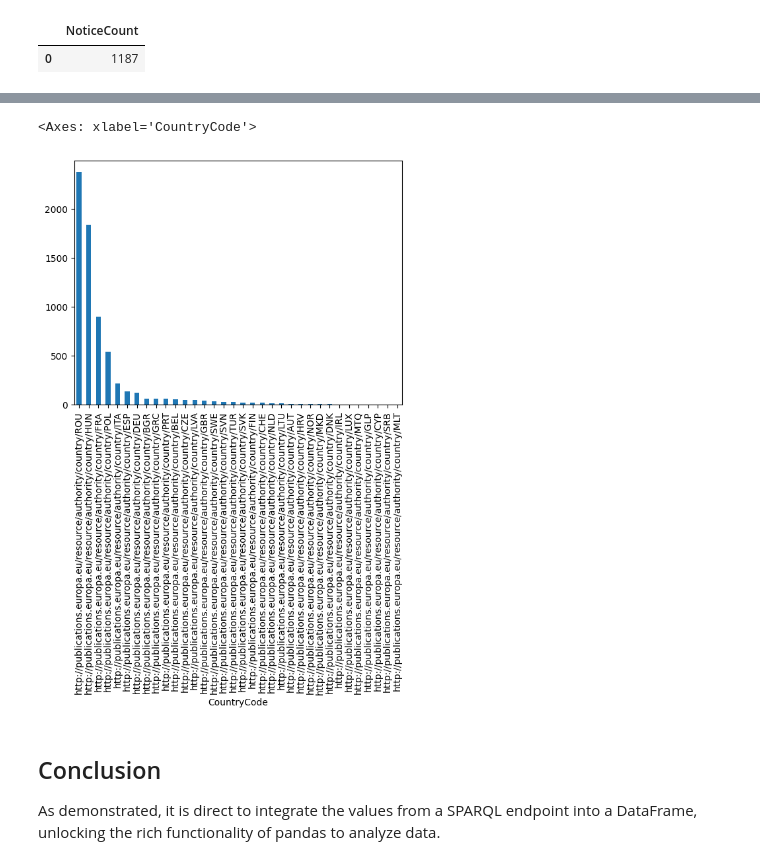
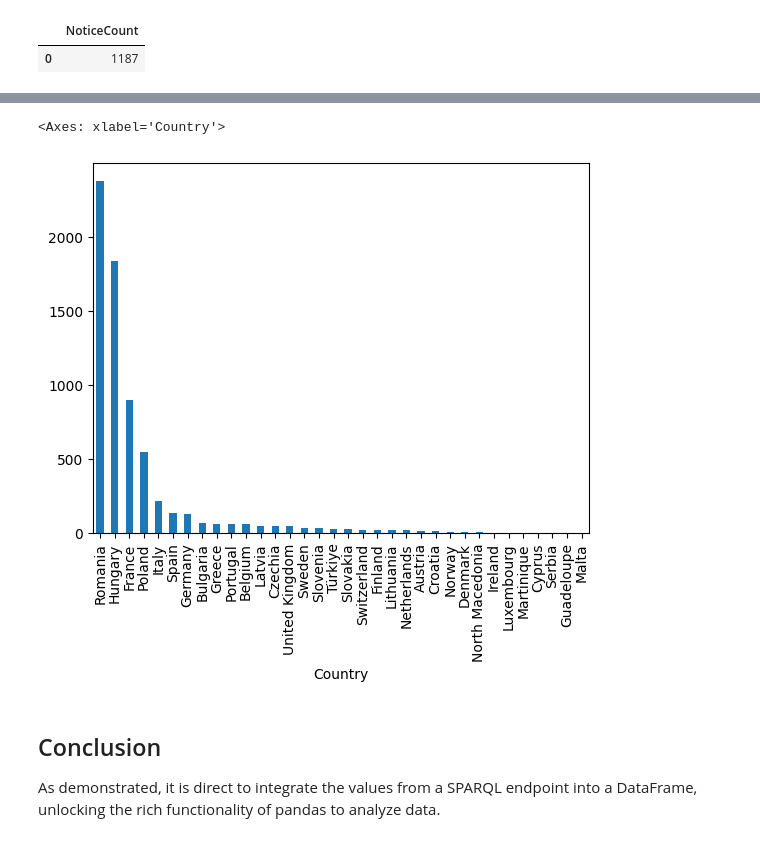
Before and after one commit to OP-TED/ted-rdf-docs, a Jupyter notebook: notebooks/import-into-dataframe.ipynb, the cells around one changed output, grey strips where cells are left out. Drawn from its saved outputs; the diff is of its cells as text; code cells hidden in the pictures.

Commit message:
Add country names

```diff
--- a/notebooks/import-into-dataframe.ipynb
+++ b/notebooks/import-into-dataframe.ipynb
@@ -128,10 +132,10 @@ df.describe()
 | freq | 2374 | 529 | 107 | 2350 |
 # %%
 
-df['CountryCode'].value_counts().plot(kind='bar')
+df['Country'].value_counts().plot(kind='bar')
 # %% [output]
-<Axes: xlabel='CountryCode'>
+<Axes: xlabel='Country'>
-[figure, old version]
+[figure, new version]
 # %% [markdown]
 ## Conclusion
 
```
Also changed, not shown: parts of 6 cells of this notebook.
